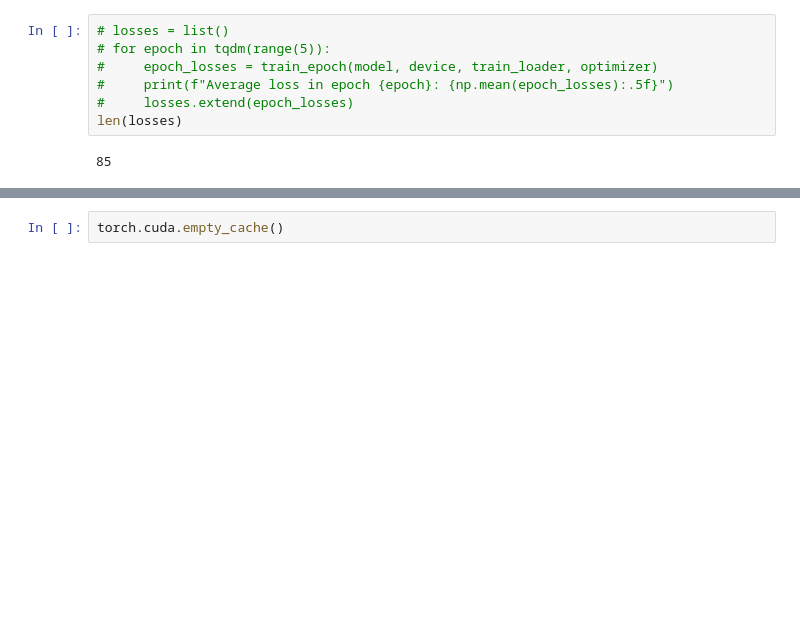
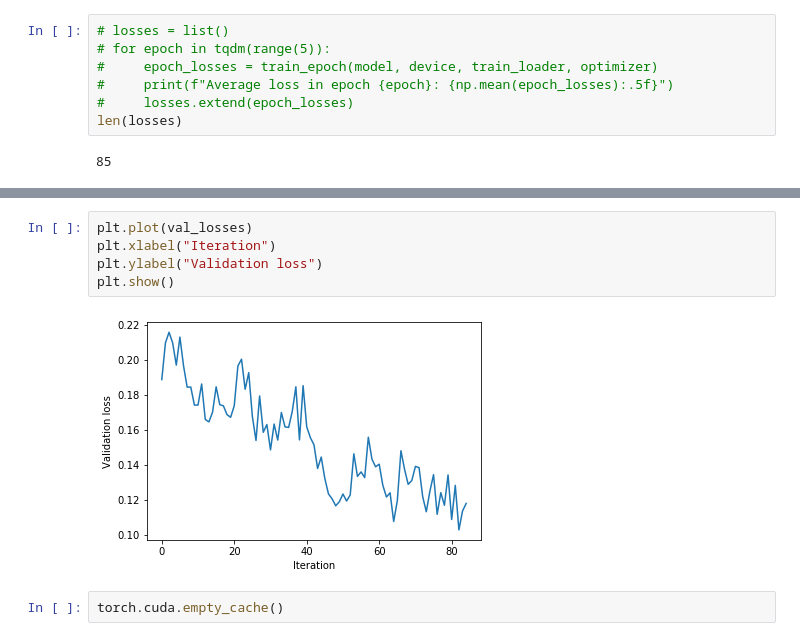
Before and after one commit to safaa-alnabulsi/coat-of-arms, a Jupyter notebook: baseline-model-train-on-all.ipynb, the cells around one changed output, grey strips where cells are left out. Saved outputs shown, nothing was run; the diff lists cells and outputs as text; blank space fills up the shorter version.

```diff
--- a/baseline-model-train-on-all.ipynb
+++ b/baseline-model-train-on-all.ipynb
@@ -658,3 +672,10 @@ plt.show()
+# %%
+plt.plot(val_losses)
+plt.xlabel("Iteration")
+plt.ylabel("Validation loss")
+plt.show()
+# %% [output]
+[figure, added]
 # %%
 torch.cuda.empty_cache()
 # %% [markdown]
```
Also changed, not shown: parts of 10 cells of this notebook.
